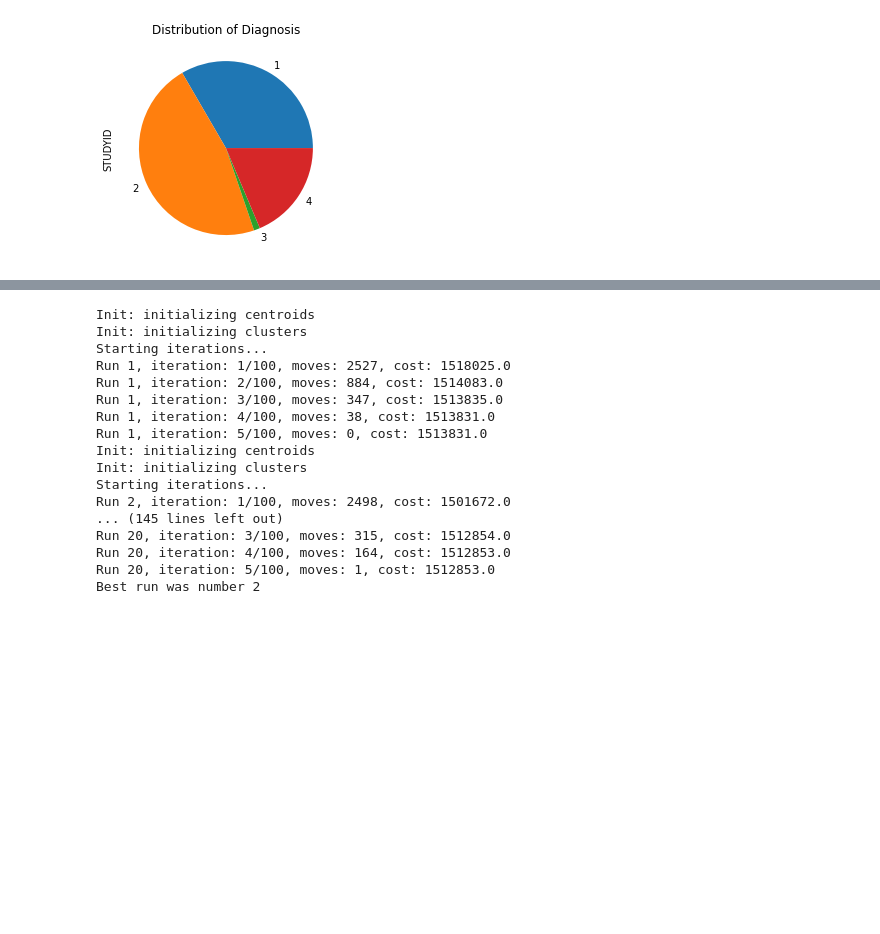
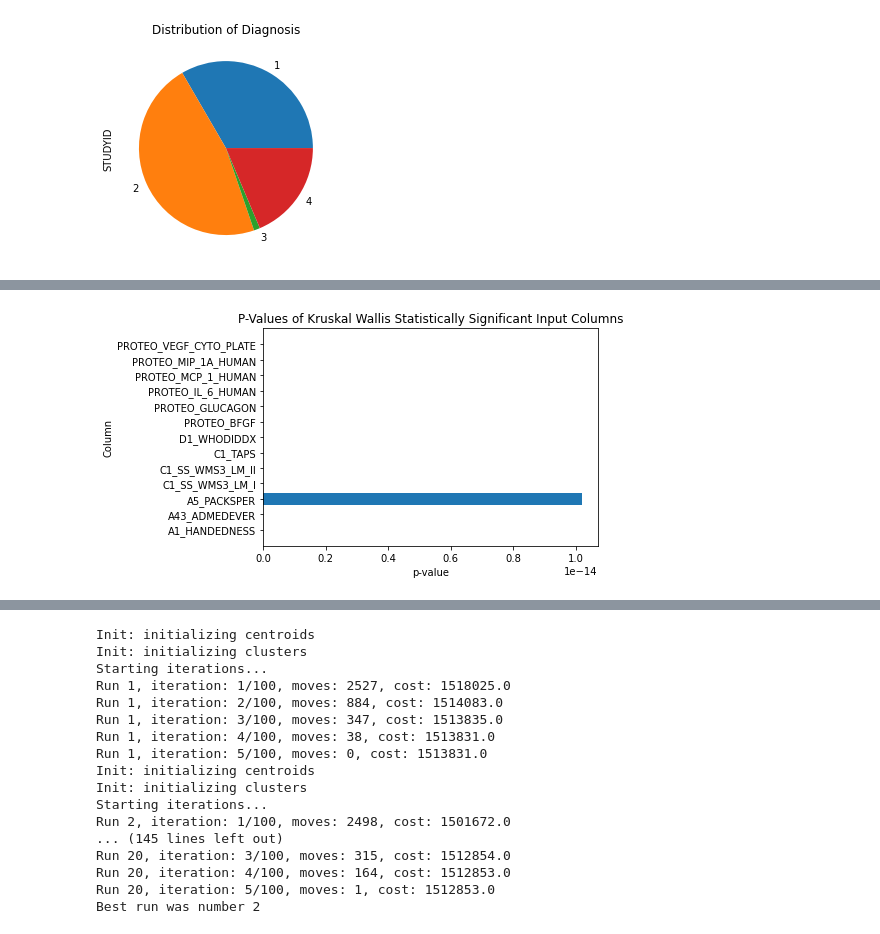
Before and after one commit to anusha1207/TARCC-Alzheimers, a Jupyter notebook: Data Exploration.ipynb, the cells around one changed output, grey strips where cells are left out. Cells and saved outputs as stored; diff of their text form; code cells hidden in the pictures; blank space fills up the shorter version.

Commit message:
Updated with Kruskal Wallis test
Updated with Kruskal Wallis test for selecting columns for modelling.

```diff
--- a/Data Exploration.ipynb
+++ b/Data Exploration.ipynb
@@ -1470,0 +1412,3 @@ Name: P1_PT_TYPE, Length: 14655, dtype: int64
+# %%
+non_genome_input_num = non_genome_input.select_dtypes(include=['number', 'category'])
+non_genome_input_num
@@ -1470,0 +1429,21 @@ Name: P1_PT_TYPE, Length: 14655, dtype: int64
+# %%
+# Kruskal Wallis Test
+from scipy import stats
+
+def kruskal_wallis(input_dataset, output_dataset, p_value=0):
+    input_columns = []
+    p_values = []
+    # Go through each column/feature to perform the Kruskal Wallis Test
+    for col in input_dataset.columns:
+        feature = input_dataset[col]
+        # Calculate Kruskal Wallis test on the column/feature
+        # Link: https://docs.scipy.org/doc/scipy/reference/generated/scipy.stats.kruskal.html
+        result = stats.kruskal(list(feature), list(output_dataset))
+        # reject null hypothesis if p <= p_value, else fail to reject null hypothesis and accept the column
+        if result.pvalue > p_value:
+            input_columns.append(col)
+            p_values.append(result.pvalue)
+    return (input_columns, p_values)
+# %%
+non_genome_kruskal_wallis = kruskal_wallis(non_genome_input_num, non_genome_output, p_value=0)
+non_genome_kruskal_wallis
@@ -1470,0 +1468,16 @@ Name: P1_PT_TYPE, Length: 14655, dtype: int64
+# %%
+import matplotlib.pyplot as plt
+
+def kruskal_wallis_data_visualization(input_columns, column_p_values):
+    # Graph a horizontal bar plot which clearly shows the statistically
+    # significant columns and their corresponding p-values
+    plt.barh(input_columns, column_p_values)
+    plt.title("P-Values of Kruskal Wallis Statistically Significant Input Columns")
+    plt.xlabel("p-value")
+    plt.ylabel("Column")
+    plt.show()
+    return
+# %%
+kruskal_wallis_data_visualization(non_genome_kruskal_wallis[0], non_genome_kruskal_wallis[1])
+# %% [output]
+[figure, added]
```
Also changed, not shown: parts of 72 cells of this notebook.
